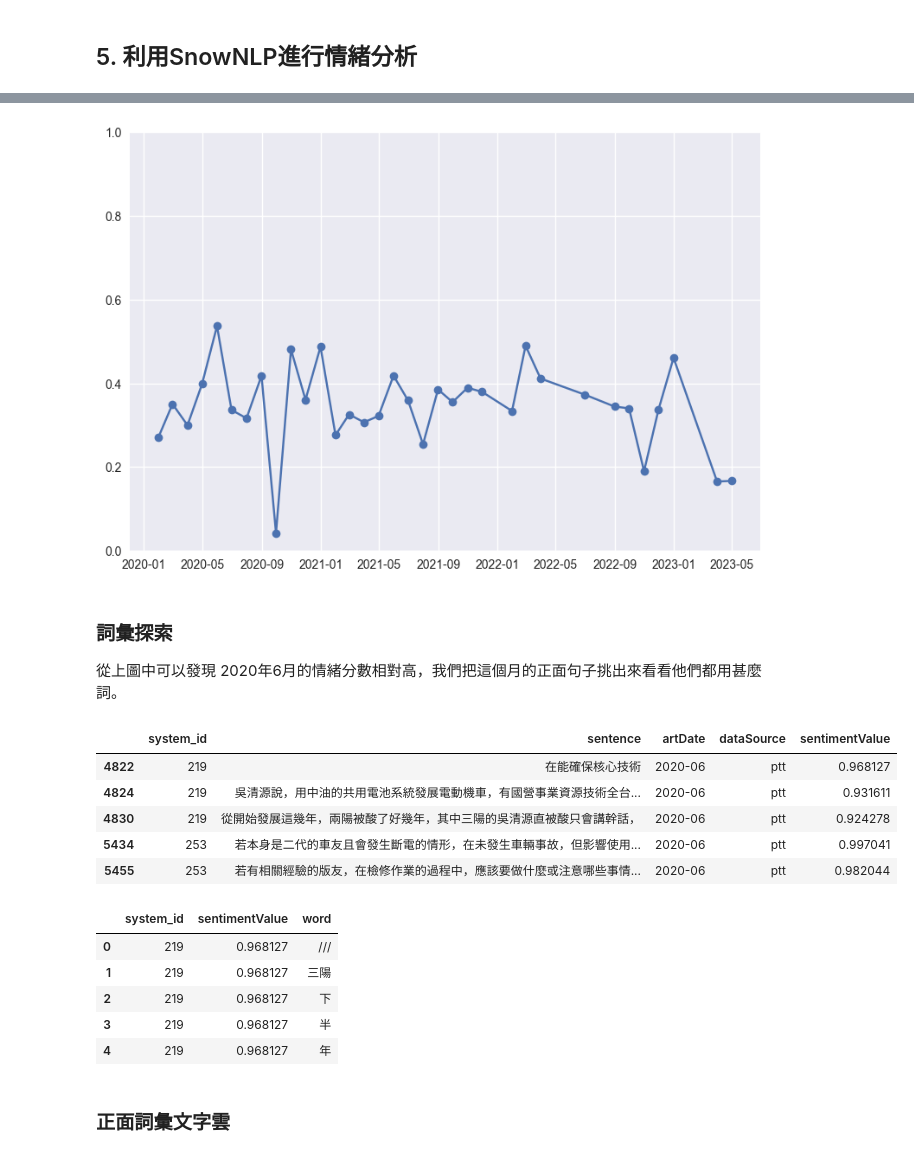
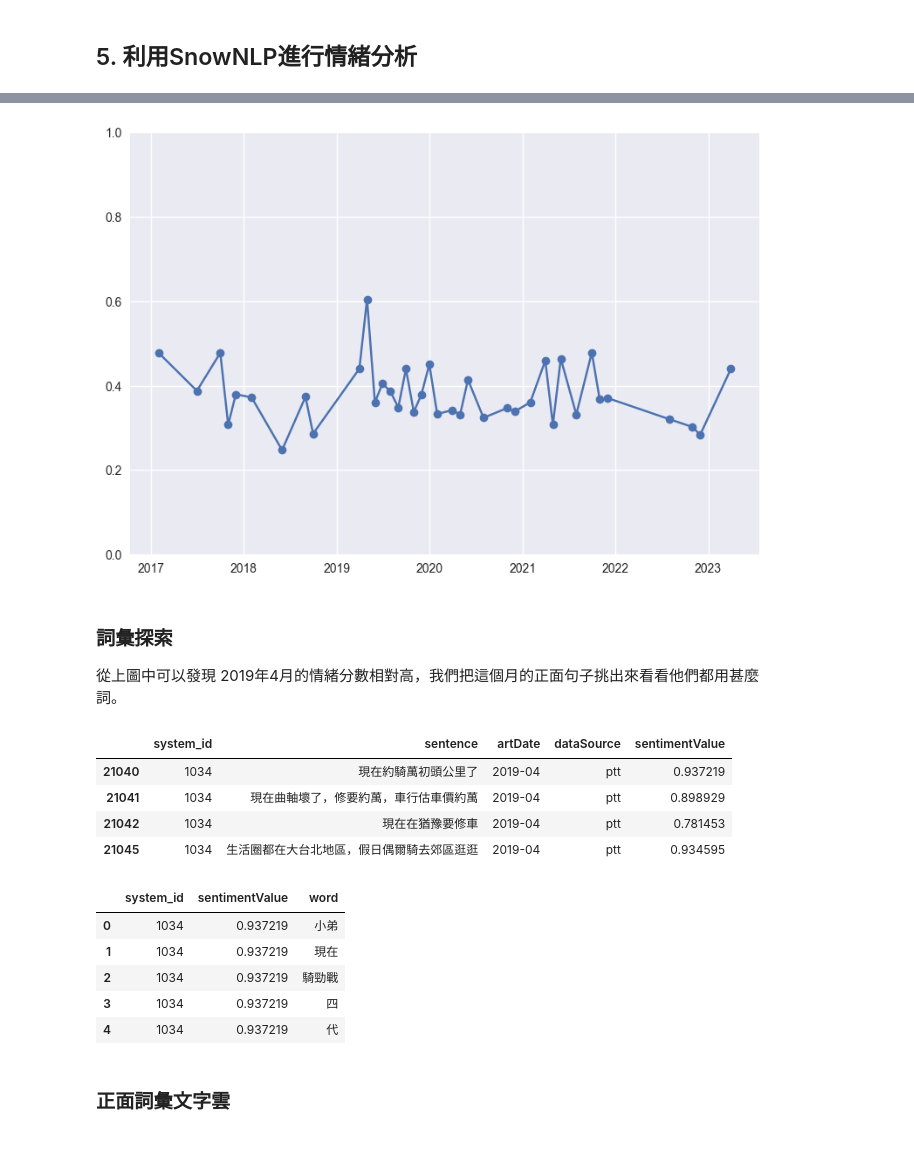
Before and after one commit to collin0825/SocialMediaProject, a Jupyter notebook: report.ipynb, the cells around one changed output, grey strips where cells are left out. Saved outputs shown, nothing was run; the diff lists cells and outputs as text; code cells hidden in the pictures.

```diff
--- a/report.ipynb
+++ b/report.ipynb
@@ -1190,7 +1190,7 @@ fig.show()
 [figure]
 # %%
 keyword_list = ['gogoro']
-thailand_selected = df[df['artContent'].str.contains('|'.join(keyword_list),regex=True)]
+thailand_selected = df[df['artContent'].str.contains('|'.join(keyword_list),regex=True, na=False)]
 print(f"{' '.join(keyword_list)}：{thailand_selected.shape[0]}篇相關貼文")
 thailand_selected.head(3)
 # %% [output]
@@ -1403,22 +1419,21 @@ plt.ylim(0,1)
 
 plt.show()
 # %% [output]
-[figure, old version]
+[figure, new version]
 # %% [markdown]
 ### 詞彙探索
-從上圖中可以發現 2020年6月的情緒分數相對高，我們把這個月的正面句子挑出來看看他們都用甚麼詞。
+從上圖中可以發現 2019年4月的情緒分數相對高，我們把這個月的正面句子挑出來看看他們都用甚麼詞。
 # %%
-filter_sentiment = sent_date[sent_date['artDate']=='2020-06']
-filter_sentiment = filter_sentiment.loc[filter_sentiment['sentimentValue'] > 0.9]
+filter_sentiment = sent_date[sent_date['artDate']=='2019-04']
+filter_sentiment = filter_sentiment.loc[filter_sentiment['sentimentValue'] > 0.6]
 
 filter_sentiment.head()
 # %% [output]
 |  | system_id | sentence | artDate | dataSource | sentimentValue |
-| 4822 | 219 | 在能確保核心技術 | 2020-06 | ptt | 0.968127 |
-| 4824 | 219 | 吳清源說，用中油的共用電池系統發展電動機車，有國營事業資源技術全台... | 2020-06 | ptt | 0.931611 |
-| 4830 | 219 | 從開始發展這幾年，兩陽被酸了好幾年，其中三陽的吳清源直被酸只會講幹話， | 2020-06 | ptt | 0.924278 |
-| 5434 | 253 | 若本身是二代的車友且會發生斷電的情形，在未發生車輛事故，但影響使用... | 2020-06 | ptt | 0.997041 |
-| 5455 | 253 | 若有相關經驗的版友，在檢修作業的過程中，應該要做什麼或注意哪些事情... | 2020-06 | ptt | 0.982044 |
+| 21040 | 1034 | 現在約騎萬初頭公里了 | 2019-04 | ptt | 0.937219 |
+| 21041 | 1034 | 現在曲軸壞了，修要約萬，車行估車價約萬 | 2019-04 | ptt | 0.898929 |
+| 21042 | 1034 | 現在在猶豫要修車 | 2019-04 | ptt | 0.781453 |
+| 21045 | 1034 | 生活圈都在大台北地區，假日偶爾騎去郊區逛逛 | 2019-04 | ptt | 0.934595 |
 # %%
 # 把時間分數和之前斷詞的token table做 join
 neg_words = pd.merge(filter_sentiment,pos_table,on='system_id',how='left')
@@ -1426,11 +1441,11 @@ neg_words = neg_words[['system_id','sentimentValue','word']]
 neg_words.head()
 # %% [output]
 |  | system_id | sentimentValue | word |
-| 0 | 219 | 0.968127 | /// |
-| 1 | 219 | 0.968127 | 三陽 |
-| 2 | 219 | 0.968127 | 下 |
-| 3 | 219 | 0.968127 | 半 |
-| 4 | 219 | 0.968127 | 年 |
+| 0 | 1034 | 0.937219 | 小弟 |
+| 1 | 1034 | 0.937219 | 現在 |
+| 2 | 1034 | 0.937219 | 騎勁戰 |
+| 3 | 1034 | 0.937219 | 四 |
+| 4 | 1034 | 0.937219 | 代 |
 # %%
 # 篩選掉只有單個字元的結果
 neg_words = neg_words[neg_words.apply(lambda x: len(x['word'])>1, axis=1)]
```
Also changed, not shown: parts of 57 cells of this notebook, 1 other file.
